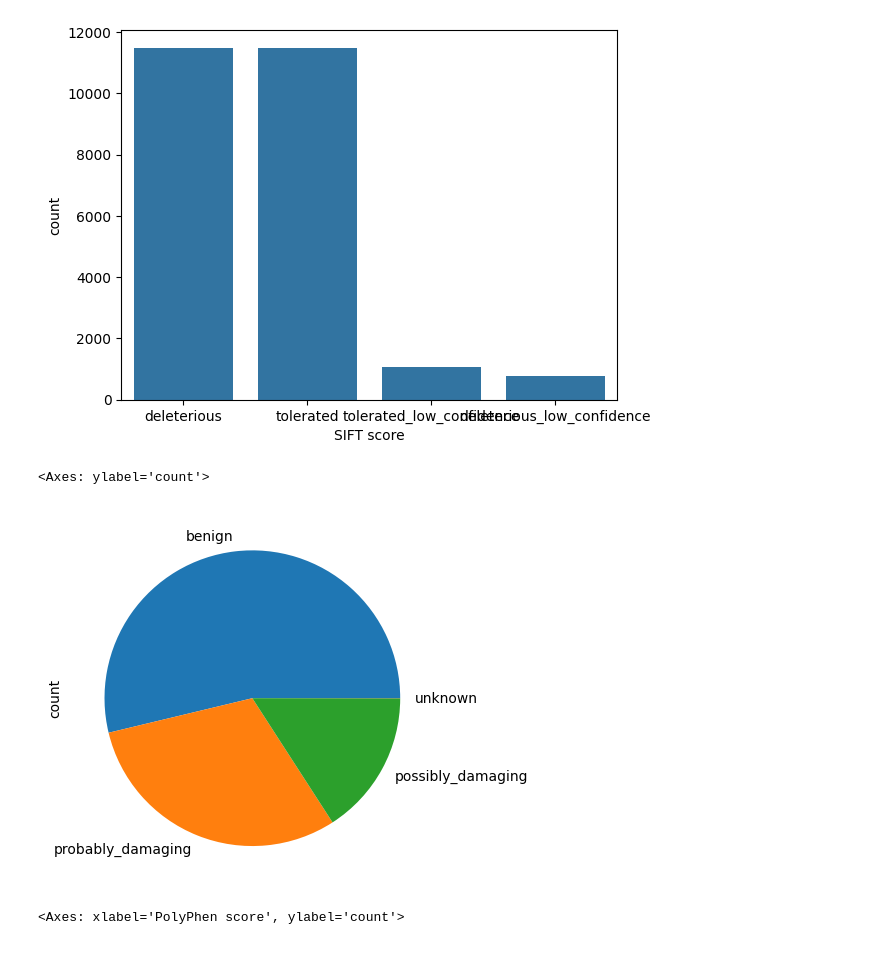
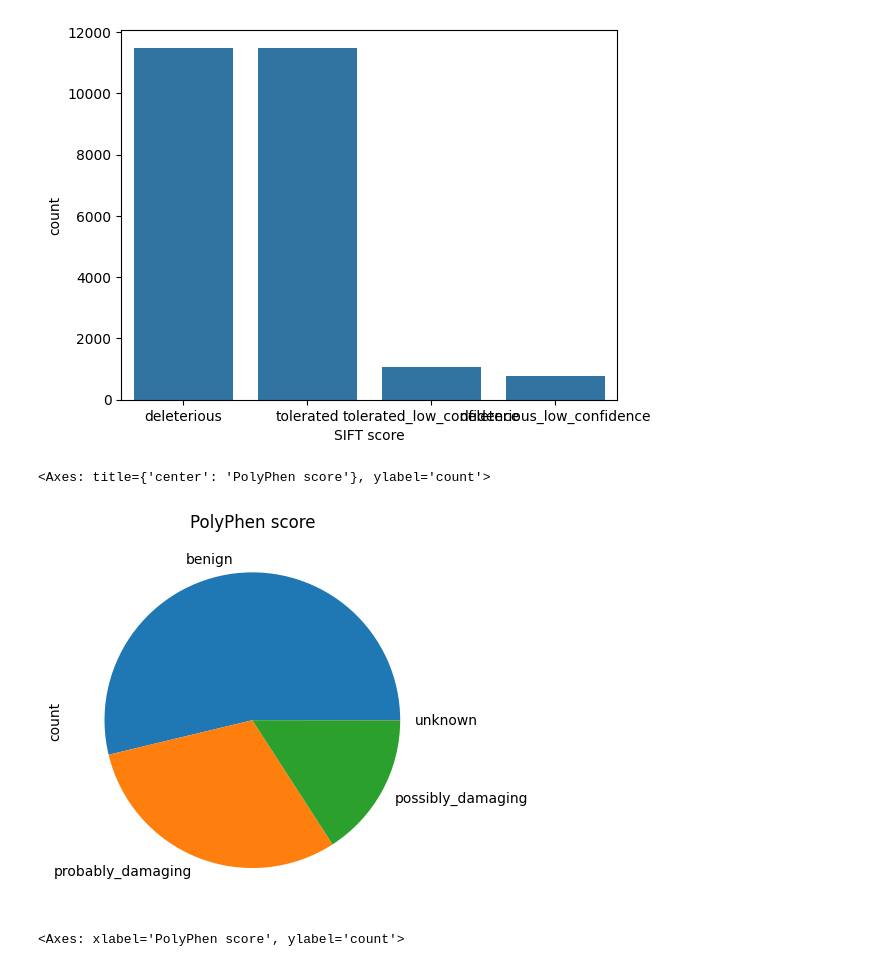
Before and after one commit to echometerain/Stats-Project, a Jupyter notebook: notebook.ipynb, the cells around one changed output. Saved outputs shown, nothing was run; the diff lists cells and outputs as text; code cells hidden in the pictures.

```diff
--- a/notebook.ipynb
+++ b/notebook.ipynb
@@ -154,10 +166,12 @@ sns.barplot(scores.iloc[:, 4].dropna().value_counts())
 <Axes: xlabel='SIFT score', ylabel='count'>
 [figure]
 # %%
-scores.iloc[:, 5].dropna().value_counts().plot.pie()
+poly = scores.iloc[:, 5]
+plt.title("PolyPhen score")
+poly.dropna().value_counts().plot.pie()
 # %% [output]
-<Axes: ylabel='count'>
+<Axes: title={'center': 'PolyPhen score'}, ylabel='count'>
-[figure, old version]
+[figure, new version]
 # %%
 sns.barplot(scores.iloc[:, 5].dropna().value_counts())
 # %% [output]
```
Also changed, not shown: parts of 17 cells of this notebook.
